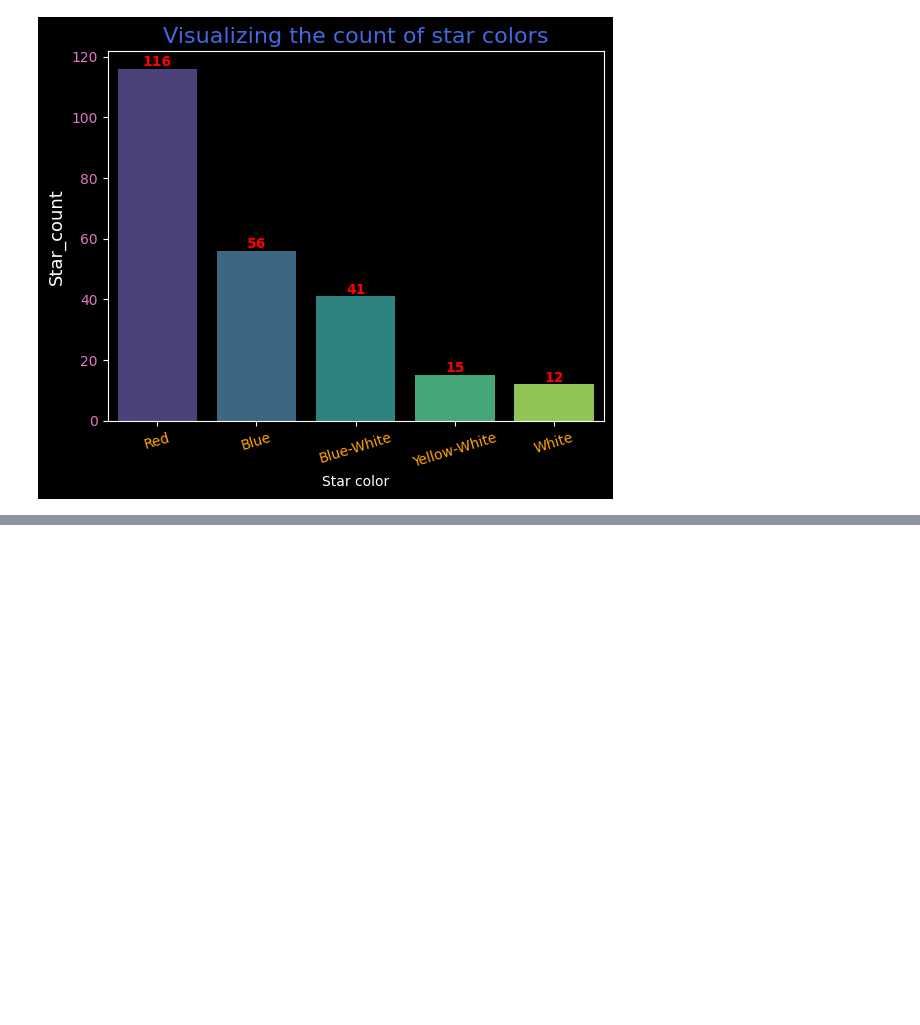
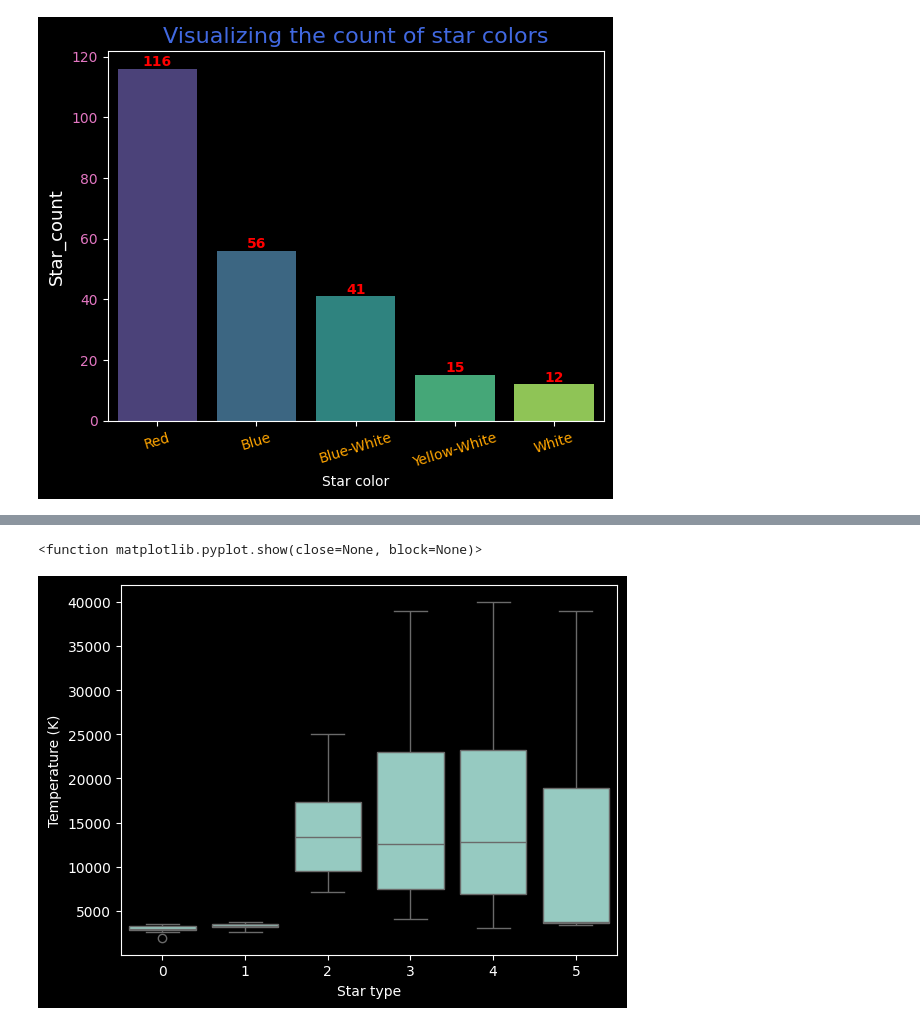
Before and after one commit to Otieno-clinton/Otieno-clinton, a Jupyter notebook: Astronomical_data_set.ipynb, the cells around one changed output, grey strips where cells are left out. Drawn from its saved outputs; the diff is of its cells as text; code cells hidden in the pictures; blank space fills up the shorter version.

```diff
--- a/Astronomical_data_set.ipynb
+++ b/Astronomical_data_set.ipynb
@@ -135,0 +148,8 @@ Passing `palette` without assigning `hue` is deprecated and will be removed in v
+# %%
+# visualize outliers in the data
+
+sns.boxplot(x=stars_df['Star type'], y = stars_df['Temperature (K)'])
+plt.show
+# %% [output]
+<function matplotlib.pyplot.show(close=None, block=None)>
+[figure, added]
```
Also changed, not shown: parts of 4 cells of this notebook.
